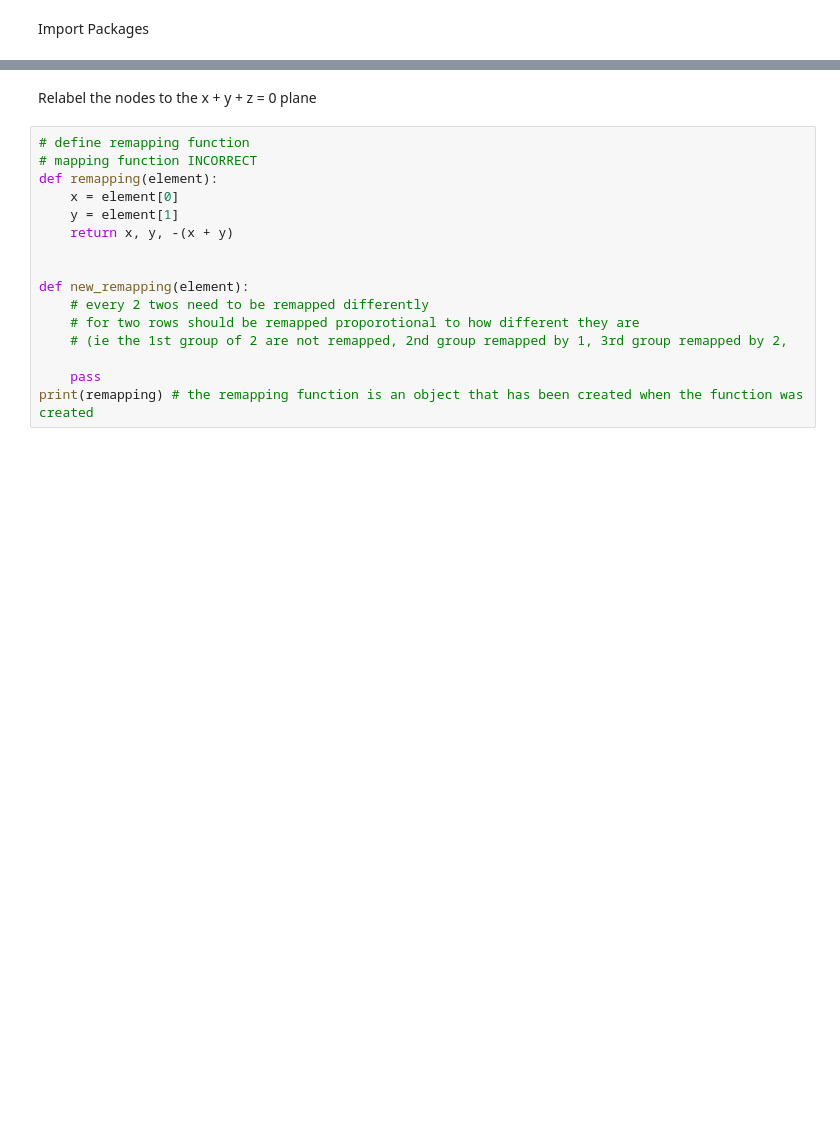
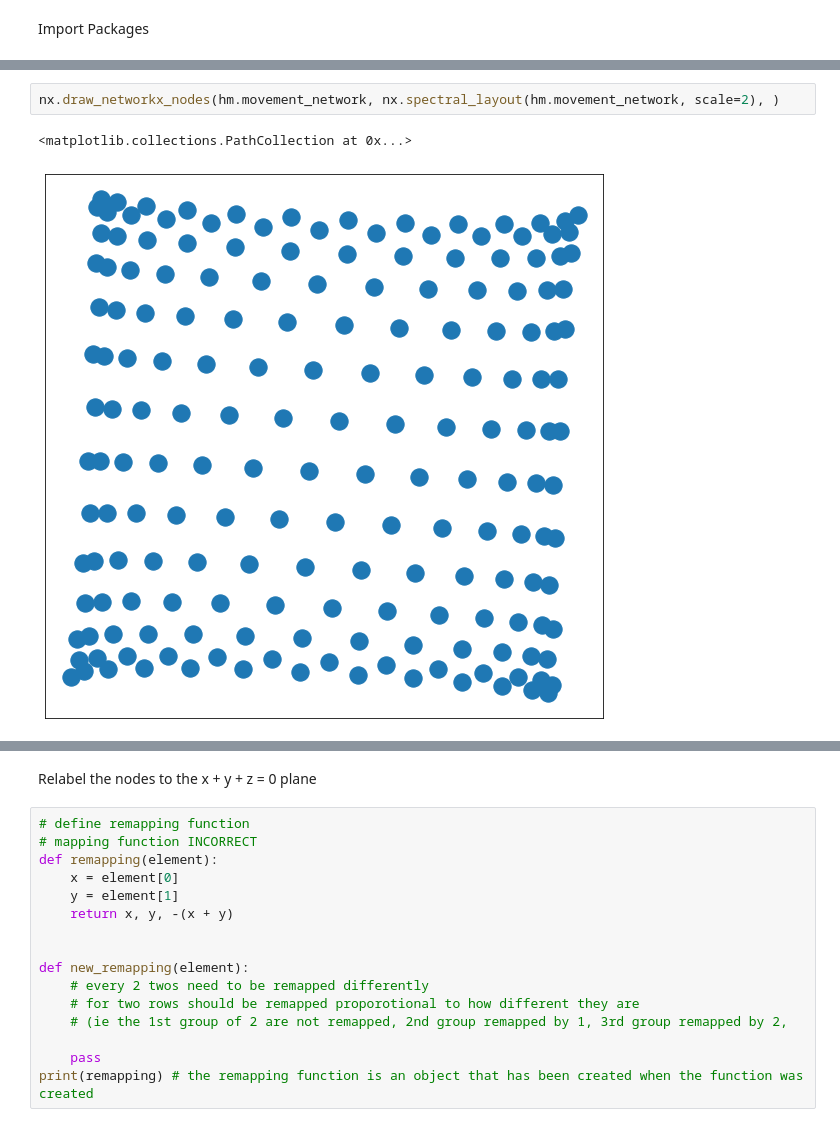
Before and after one commit to casualcoffeeaddict/Honeycomb-Maze, a Jupyter notebook: honeycomb_maze/testing/networkx_test.ipynb, the cells around one changed output, grey strips where cells are left out. Cells and saved outputs as stored; diff of their text form; blank space fills up the shorter version.

```diff
--- a/honeycomb_maze/testing/networkx_test.ipynb
+++ b/honeycomb_maze/testing/networkx_test.ipynb
@@ -7,2 +26,7 @@ from honeycomb_maze.main import *
+# %%
+nx.draw_networkx_nodes(hm.movement_network, nx.spectral_layout(hm.movement_network, scale=2), )
+# %% [output]
+<matplotlib.collections.PathCollection at 0x...>
+[figure, added]
 # %%
 H = nx.triangular_lattice_graph(10,11,False, True)
```
Also changed, not shown: parts of 5 cells of this notebook, 6 other files.
